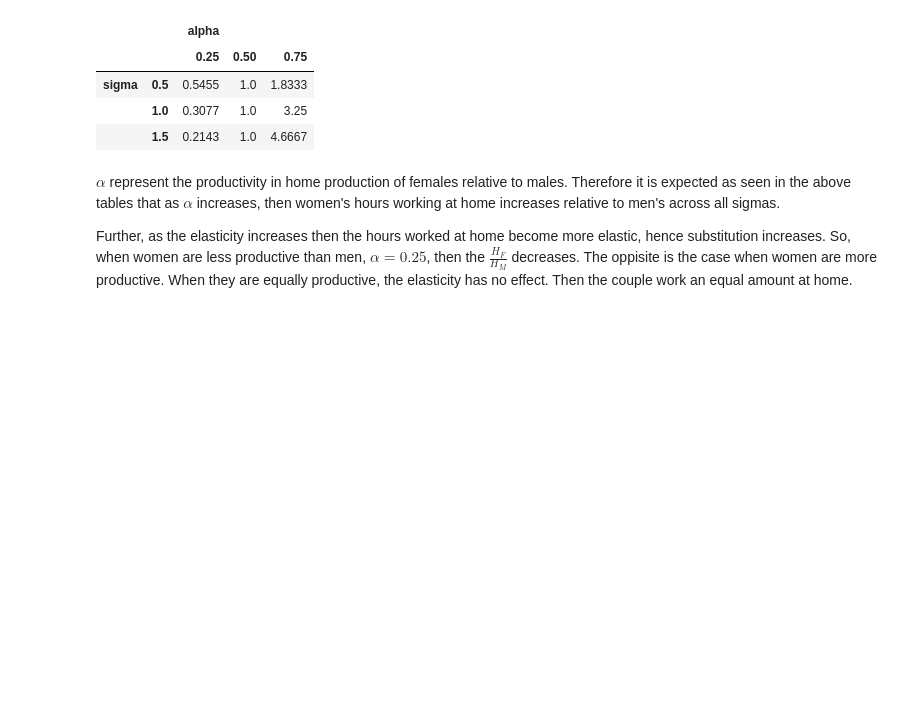
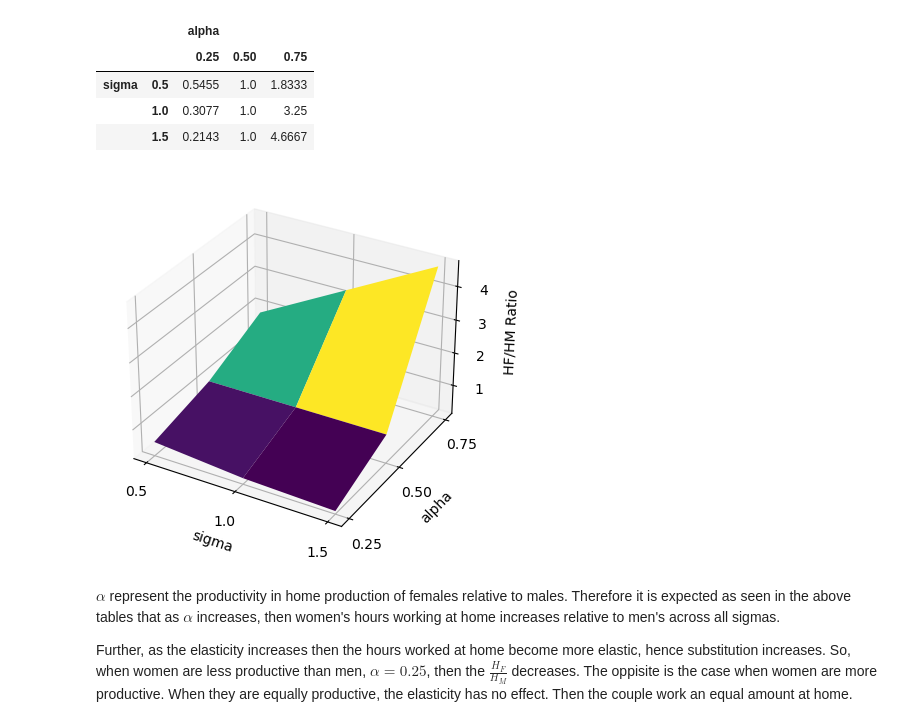
Before and after one commit to NumEconCopenhagen/projects-2023-cbjk, a Jupyter notebook: inauguralproject/inauguralproject.ipynb, the cells around one changed output. Drawn from its saved outputs; the diff is of its cells as text; code cells hidden in the pictures; blank space fills up the shorter version.

```diff
--- a/inauguralproject/inauguralproject.ipynb
+++ b/inauguralproject/inauguralproject.ipynb
@@ -30,7 +31,7 @@ alpha_vector = [0.25,0.5,0.75]
 sigma_vector = [0.5, 1, 1.5]
 
 # c. create a dataframe where the alphas are the columns and sigmas are the indexes/rows
-df = pd.DataFrame(columns= alpha_vector, index= sigma_vector)
+df = pd.DataFrame(columns = alpha_vector, index = sigma_vector)
 
 # d. for every alpha we loop over every sigma and use the 'solve_discrete' to extract HF and HM
 for i in alpha_vector:
@@ -46,7 +47,10 @@ for i in alpha_vector:
         # v. add the ratio to the dataframe
         df.loc[j,i] = ratio.round(4)
 
-# e. adjust and print the dataframe
+# e. copy the dataframe
+df_3d = df.copy()
+
+# f. adjust and print the dataframe
 columns = pd.MultiIndex.from_tuples([('alpha', alpha_vector[0]), (' ', alpha_vector[1]), ('', alpha_vector[2])])
 df.columns = columns
 rows = pd.MultiIndex.from_tuples([('sigma', sigma_vector[0]), (' ', sigma_vector[1]), ('', sigma_vector[2])])
@@ -60,6 +64,11 @@ HF over HM changes for varying alpha and sigma
 | sigma | 0.5 | 0.5455 | 1.0 | 1.8333 |
 |  | 1.0 | 0.3077 | 1.0 | 3.25 |
 |  | 1.5 | 0.2143 | 1.0 | 4.6667 |
+# %%
+# g. as 3D-plot
+plot_3d(alpha_vector, sigma_vector, df_3d)
+# %% [output]
+[figure, added]
 # %% [markdown]
 $\alpha$ represent the productivity in home production of females relative to males. Therefore it is expected as seen in the above tables that as $\alpha$ increases, then women's hours working at home increases relative to men's across all sigmas.
 
```
Also changed, not shown: parts of 12 cells of this notebook, 1 other file.
